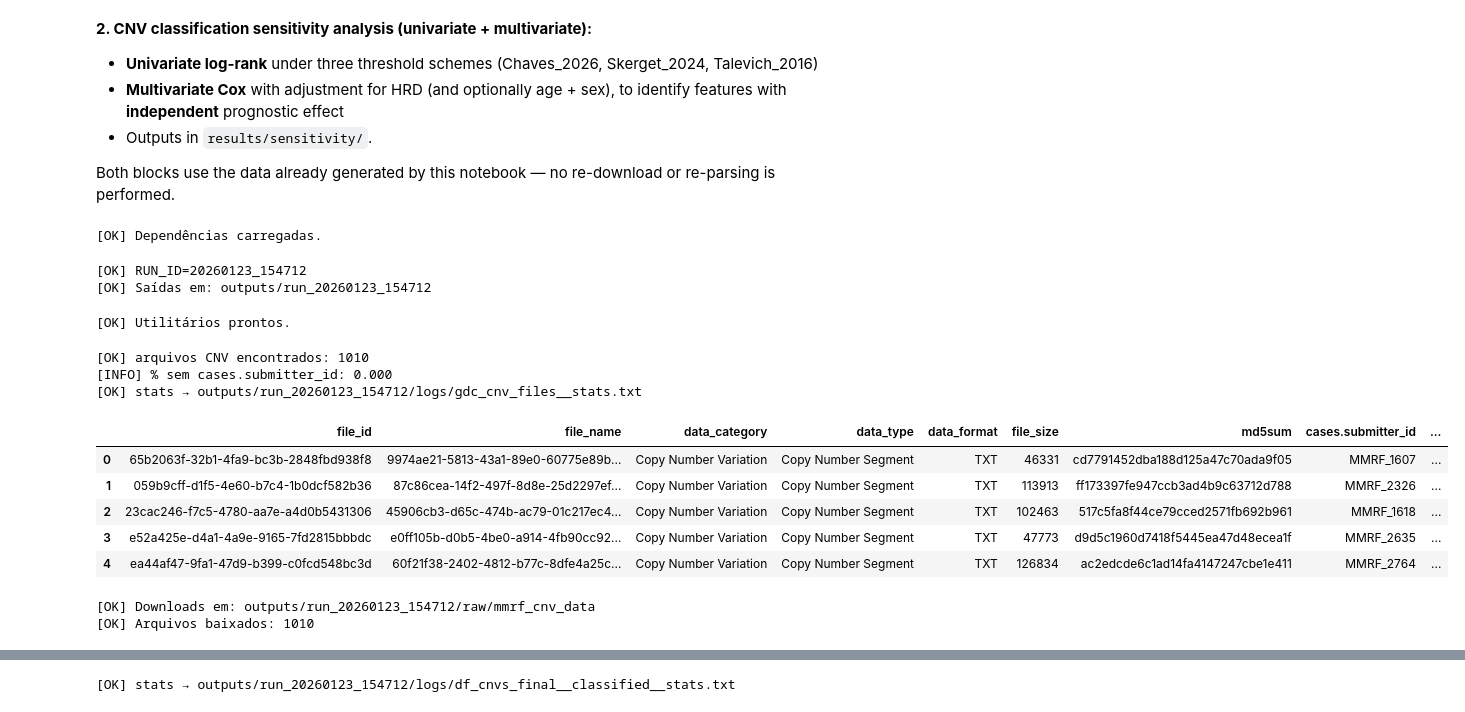
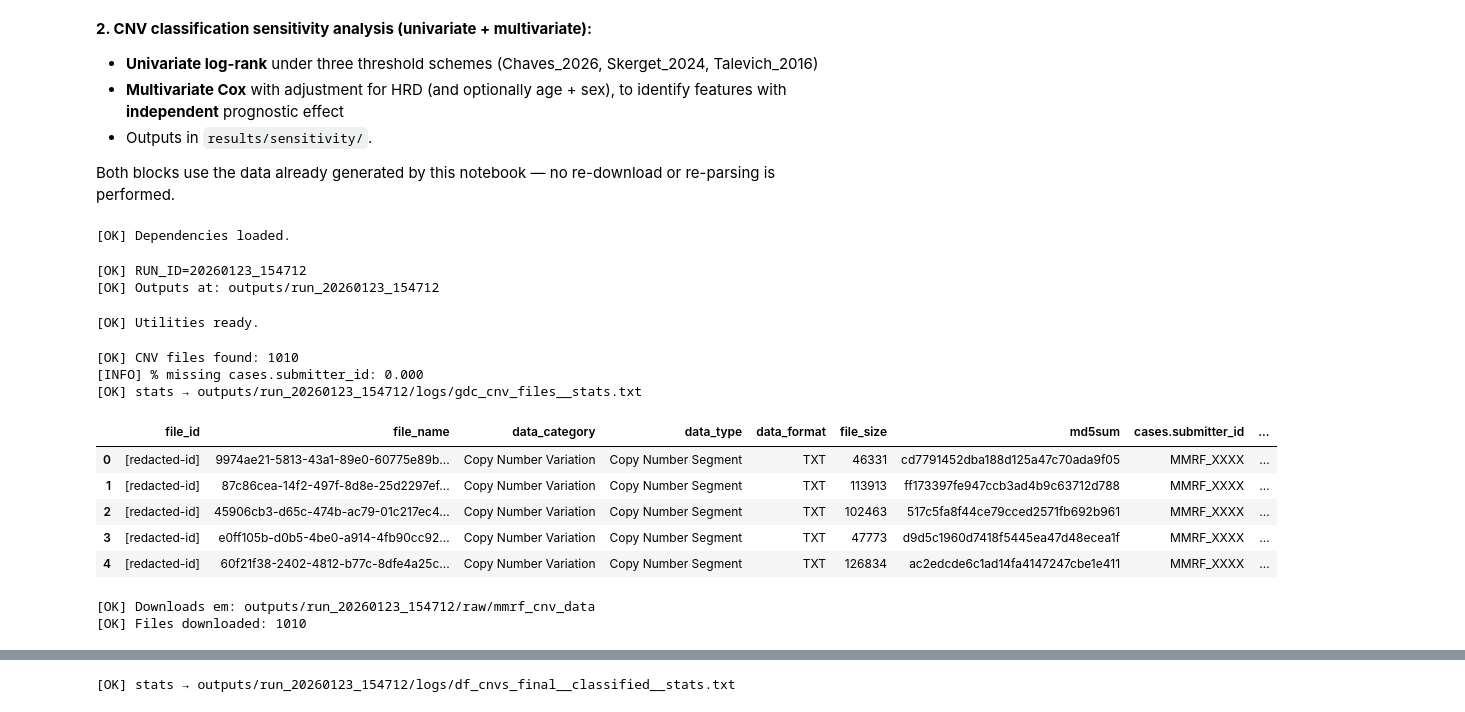
Before and after one commit to tiagochavo87/CNV-MMRF-COMMPASS-PIPELINE, a Jupyter notebook: CNV_MMRF_COMMPASS_V17_Rodado.ipynb, the cells around one changed output, grey strips where cells are left out. Saved outputs shown, nothing was run; the diff lists cells and outputs as text; code cells hidden in the pictures.

```diff
--- a/CNV_MMRF_COMMPASS_V17_Rodado.ipynb
+++ b/CNV_MMRF_COMMPASS_V17_Rodado.ipynb
@@ -59,9 +59,9 @@ from tqdm.auto import tqdm
 import matplotlib.pyplot as plt
 import pyranges as pr
 
-print("[OK] Dependências carregadas.")
+print("[OK] Dependencies loaded.")
 # %% [output]
-[OK] Dependências carregadas.
+[OK] Dependencies loaded.
 # %%
 
 # =========================
@@ -76,7 +76,7 @@ PROC_DIR = os.path.join(BASE_OUT_DIR, "processed")
 RES_DIR  = os.path.join(BASE_OUT_DIR, "results")
 LOG_DIR  = os.path.join(BASE_OUT_DIR, "logs")
 
-# aliases (compatibilidade com versões antigas)
+# aliases (compatibility with old versions)
 OUT_DIR = BASE_OUT_DIR
 RESULTS_DIR = RES_DIR
 PROCESSED_DIR = PROC_DIR
@@ -105,10 +105,10 @@ THRESHOLDS = {
 BIN_SIZE = 1_000_000
 TOP_N_REGIONS = 50
 
-# parâmetros do módulo data-driven (recurrent CNV)
-TOP_K_TOPCNV = 10       # quantas regiões recorrentes testar (bins)
-TOP_KM_PLOTS  = 10      # quantos KM plots salvar (seleção por p/frequência)
-MIN_OVERLAP_BP = 1      # presença em bin: overlap mínimo em bp
+# parameters of the data-driven module (recurrent CNV)
+TOP_K_TOPCNV = 10       # how many recurrent regions to test (bins)
+TOP_KM_PLOTS  = 10      # how many KM plots to save (selection by p/frequency)
+MIN_OVERLAP_BP = 1      # presence in bin: minimum overlap in bp
 
 SEED = 42
 np.random.seed(SEED)
@@ -125,17 +125,17 @@ with open(os.path.join(LOG_DIR, "run_params.json"), "w") as f:
     json.dump(params, f, indent=2)
 
 print(f"[OK] RUN_ID={RUN_ID}")
-print(f"[OK] Saídas em: {BASE_OUT_DIR}")
+print(f"[OK] Outputs at: {BASE_OUT_DIR}")
 # %% [output]
 [OK] RUN_ID=20260123_154712
-[OK] Saídas em: outputs/run_20260123_154712
+[OK] Outputs at: outputs/run_20260123_154712
 # %%
 
 # =========================
-# 2) UTILITIES (auditáveis)
+# 2) UTILITIES (auditable)
 # =========================
 def export_df_stats(df: pd.DataFrame, label: str, out_dir: str = None, n_head: int = 5):
-    # Pequeno relatório (shape, dtypes, NA, head) para auditoria
+    # Small report (shape, dtypes, NA, head) for auditing
     out_dir = out_dir or LOG_DIR
     out = []
     out.append(f"label: {label}")
@@ -171,9 +171,9 @@ def safe_col(df: pd.DataFrame, candidates: list[str]):
             return c
     return None
 
-print("[OK] Utilitários prontos.")
+print("[OK] Utilities ready.")
 # %% [output]
-[OK] Utilitários prontos.
+[OK] Utilities ready.
 # %%
 
 # ==========================================
@@ -210,43 +210,43 @@ def gdc_list_files(filters: dict, fields: str, page_size: int = 2000) -> pd.Data
         case_submitter = None
         case_id = None
         if isinstance(h.get("cases"), list) and len(h["cases"]) > 0:
             case_submitter = h["cases"][0].get("submitter_id")
             case_id = h["cases"][0].get("case_id")
         rows.append({
             "file_id": h.get("file_id"),
             "file_name": h.get("file_name"),
             "data_category": h.get("data_category"),
             "data_type": h.get("data_type"),
             "data_format": h.get("data_format"),
             "file_size": h.get("file_size"),
             "md5sum": h.get("md5sum"),
             "cases.submitter_id": case_submitter,
             "cases.case_id": case_id
         })
     return pd.DataFrame(rows)
 
 files_df = gdc_list_files(filters, fields_str)
 if files_df.empty:
-    raise RuntimeError("Nenhum arquivo CNV open-access encontrado. Verifique PROJECT_ID/DATA_CATEGORY.")
+    raise RuntimeError("No open-access CNV file found. Check PROJECT_ID/DATA_CATEGORY.")
 
-print(f"[OK] arquivos CNV encontrados: {len(files_df)}")
-print(f"[INFO] % sem cases.submitter_id: {files_df['cases.submitter_id'].isna().mean():.3f}")
+print(f"[OK] CNV files found: {len(files_df)}")
+print(f"[INFO] % missing cases.submitter_id: {files_df['cases.submitter_id'].isna().mean():.3f}")
 
 files_df_path = os.path.join(RAW_DIR, "gdc_cnv_files.tsv")
 files_df.to_csv(files_df_path, sep="\t", index=False)
 export_df_stats(files_df, "gdc_cnv_files")
 
 files_df.head()
 # %% [output]
-[OK] arquivos CNV encontrados: 1010
-[INFO] % sem cases.submitter_id: 0.000
+[OK] CNV files found: 1010
+[INFO] % missing cases.submitter_id: 0.000
 [OK] stats → outputs/run_20260123_154712/logs/gdc_cnv_files__stats.txt
 |  | file_id | file_name | data_category | data_type | data_format | file_size | md5sum | cases.submitter_id | ... |
-| 0 | 65b2063f-32b1-4fa9-bc3b-2848fbd938f8 | 9974ae21-5813-43a1-89e0-60775e89b... | Copy Number Variation | Copy Number Segment | TXT | 46331 | cd7791452dba188d125a47c70ada9f05 | MMRF_1607 | ... |
-| 1 | 059b9cff-d1f5-4e60-b7c4-1b0dcf582b36 | 87c86cea-14f2-497f-8d8e-25d2297ef... | Copy Number Variation | Copy Number Segment | TXT | 113913 | ff173397fe947ccb3ad4b9c63712d788 | MMRF_2326 | ... |
-| 2 | 23cac246-f7c5-4780-aa7e-a4d0b5431306 | 45906cb3-d65c-474b-ac79-01c217ec4... | Copy Number Variation | Copy Number Segment | TXT | 102463 | 517c5fa8f44ce79cced2571fb692b961 | MMRF_1618 | ... |
-| 3 | e52a425e-d4a1-4a9e-9165-7fd2815bbbdc | e0ff105b-d0b5-4be0-a914-4fb90cc92... | Copy Number Variation | Copy Number Segment | TXT | 47773 | d9d5c1960d7418f5445ea47d48ecea1f | MMRF_2635 | ... |
-| 4 | ea44af47-9fa1-47d9-b399-c0fcd548bc3d | 60f21f38-2402-4812-b77c-8dfe4a25c... | Copy Number Variation | Copy Number Segment | TXT | 126834 | ac2edcde6c1ad14fa4147247cbe1e411 | MMRF_2764 | ... |
+| 0 | [redacted-id] | 9974ae21-5813-43a1-89e0-60775e89b... | Copy Number Variation | Copy Number Segment | TXT | 46331 | cd7791452dba188d125a47c70ada9f05 | MMRF_XXXX | ... |
+| 1 | [redacted-id] | 87c86cea-14f2-497f-8d8e-25d2297ef... | Copy Number Variation | Copy Number Segment | TXT | 113913 | ff173397fe947ccb3ad4b9c63712d788 | MMRF_XXXX | ... |
+| 2 | [redacted-id] | 45906cb3-d65c-474b-ac79-01c217ec4... | Copy Number Variation | Copy Number Segment | TXT | 102463 | 517c5fa8f44ce79cced2571fb692b961 | MMRF_XXXX | ... |
+| 3 | [redacted-id] | e0ff105b-d0b5-4be0-a914-4fb90cc92... | Copy Number Variation | Copy Number Segment | TXT | 47773 | d9d5c1960d7418f5445ea47d48ecea1f | MMRF_XXXX | ... |
+| 4 | [redacted-id] | 60f21f38-2402-4812-b77c-8dfe4a25c... | Copy Number Variation | Copy Number Segment | TXT | 126834 | ac2edcde6c1ad14fa4147247cbe1e411 | MMRF_XXXX | ... |
 # %%
 
 # ================================
@@ -260,7 +260,7 @@ def download_gdc_file(file_id: str, file_name: str, md5_expected: str | None, ou
             if md5_now.lower() == str(md5_expected).lower():
                 return out_path
             else:
-                print(f"[WARN] md5 divergente para {file_name}. Rebaixando…")
+                print(f"[WARN] divergent md5 for {file_name}. Downgrading…")
                 os.remove(out_path)
 
     url = f"{GDC_DATA_URL}/{file_id}"
@@ -274,7 +274,7 @@ def download_gdc_file(file_id: str, file_name: str, md5_expected: str | None, ou
     if md5_expected:
         md5_now = md5_file(out_path)
         if md5_now.lower() != str(md5_expected).lower():
-            raise RuntimeError(f"md5 inválido: {file_name} (expected={md5_expected}, got={md5_now})")
+            raise RuntimeError(f"invalid md5: {file_name} (expected={md5_expected}, got={md5_now})")
     return out_path
 
 paths = []
@@ -282,10 +282,10 @@ for _, row in tqdm(files_df.iterrows(), total=len(files_df), desc="Downloading")
     paths.append(download_gdc_file(row["file_id"], row["file_name"], row.get("md5sum")))
 
 print(f"[OK] Downloads em: {DOWNLOAD_DIR}")
-print(f"[OK] Arquivos baixados: {len(paths)}")
+print(f"[OK] Files downloaded: {len(paths)}")
 # %% [output]
 [OK] Downloads em: outputs/run_20260123_154712/raw/mmrf_cnv_data
-[OK] Arquivos baixados: 1010
+[OK] Files downloaded: 1010
 # %%
 
 # ==========================================
```
Also changed, not shown: parts of 37 cells of this notebook.
